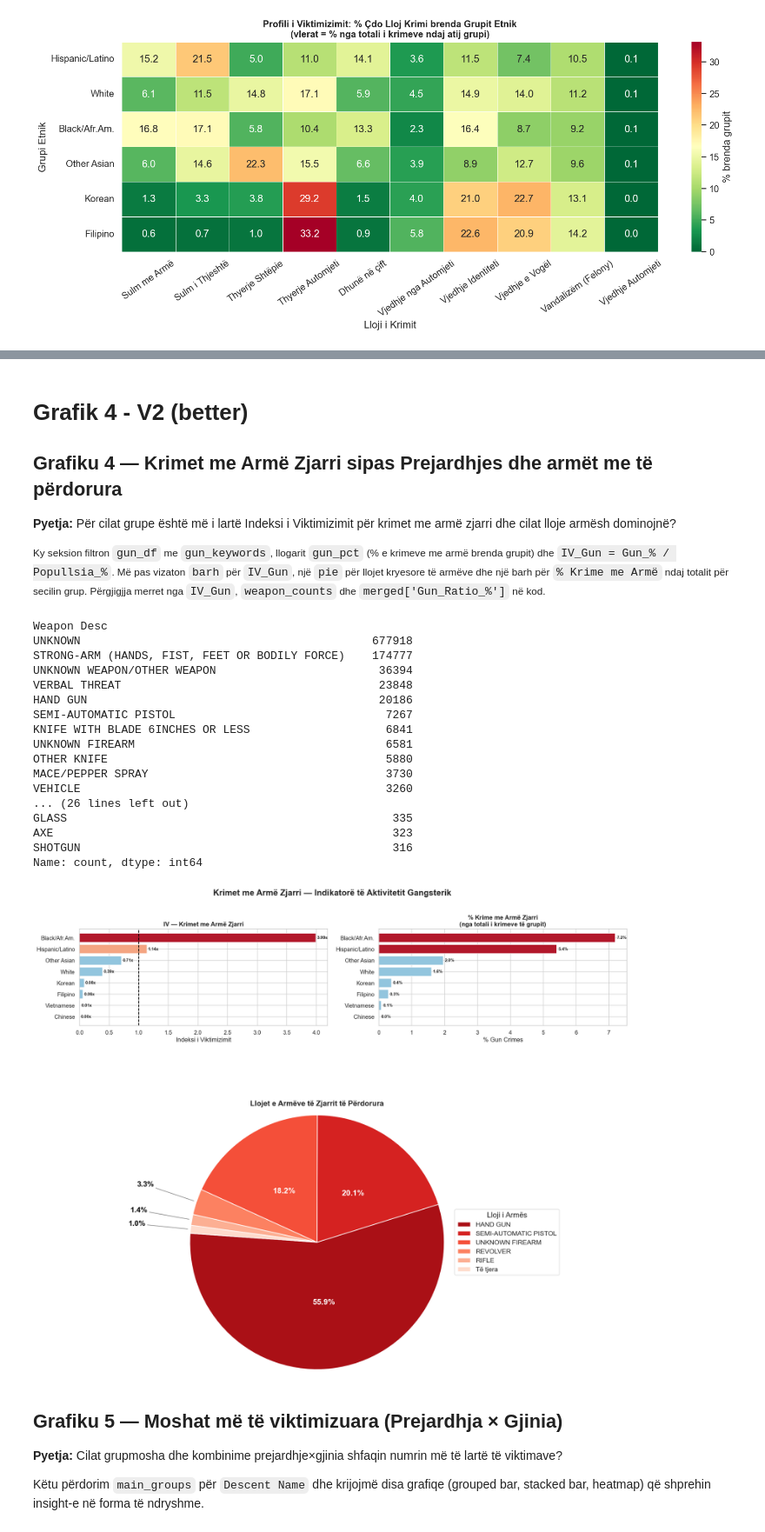
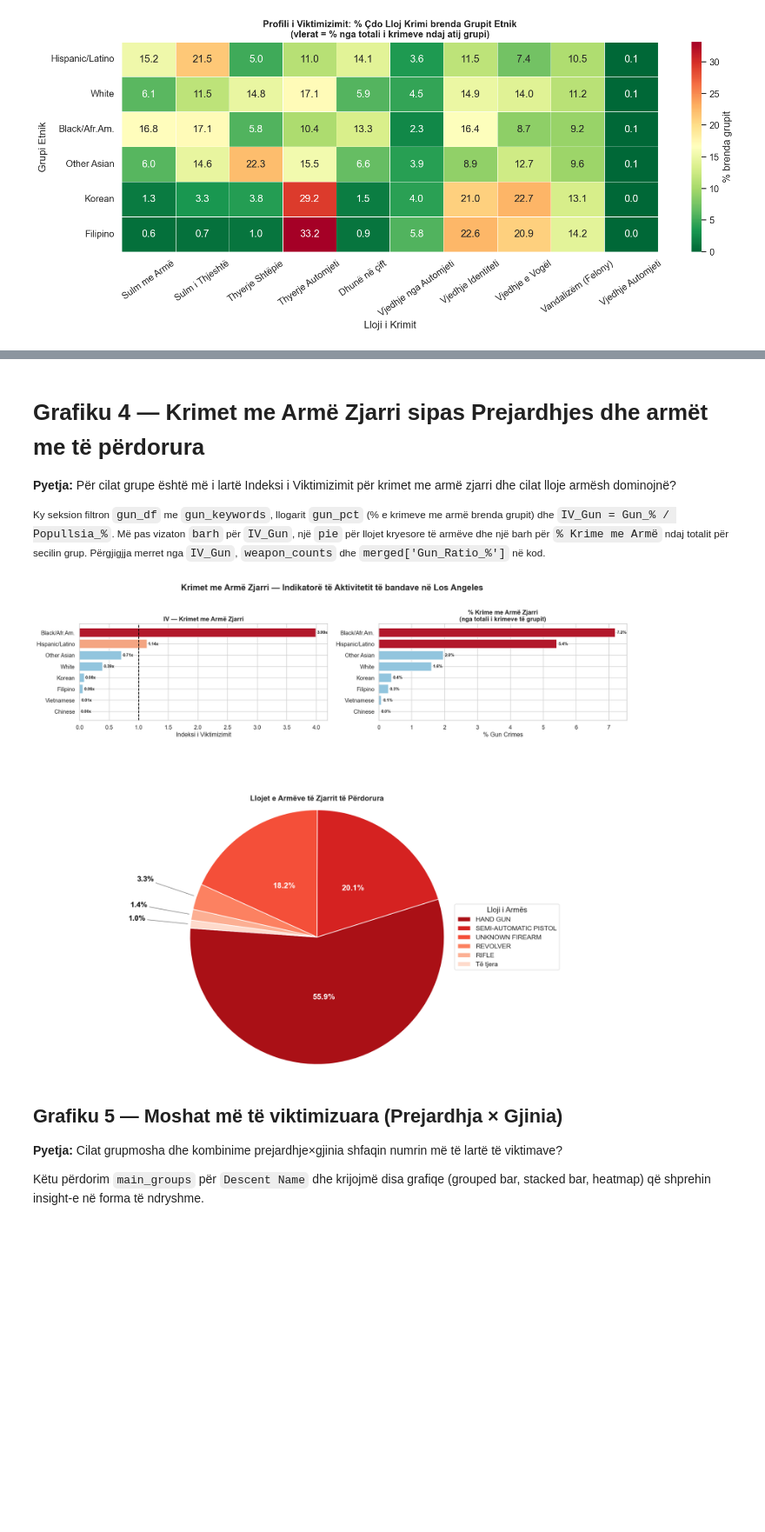
Before and after one commit to kle-di/LAPD-Crime-Analysis, a Jupyter notebook: Crime_analysis.ipynb, the cells around one changed output, grey strips where cells are left out. Shown at 87% size. Cells and saved outputs as stored; diff of their text form; code cells hidden in the pictures; blank space fills up the shorter version.

```diff
--- a/Crime_analysis.ipynb
+++ b/Crime_analysis.ipynb
@@ -539,14 +489,11 @@ plt.show()
 # %% [markdown]
-# Grafik 4 - V2 (better)
-
-## Grafiku 4 — Krimet me Armë Zjarri sipas Prejardhjes dhe armët me të përdorura
+# Grafiku 4 — Krimet me Armë Zjarri sipas Prejardhjes dhe armët me të përdorura
 
 **Pyetja:** Për cilat grupe është më i lartë Indeksi i Viktimizimit për krimet me armë zjarri dhe cilat lloje armësh dominojnë?
 
 <small>Ky seksion filtron `gun_df` me `gun_keywords`, llogarit `gun_pct` (% e krimeve me armë brenda grupit) dhe `IV_Gun = Gun_% / Popullsia_%`. Më pas vizaton `barh` për `IV_Gun`, një `pie` për llojet kryesore të armëve dhe një barh për `% Krime me Armë` ndaj totalit për secilin grup. Përgjigjja merret nga `IV_Gun`, `weapon_counts` dhe `merged['Gun_Ratio_%']` në kod.</small>
 # %%
 # Krimet me armë zjarri
-print(df['Weapon Desc'].value_counts().head(40))
 gun_keywords = ['HAND GUN', 'SEMI-AUTOMATIC PISTOL', 'UNKNOWN FIREARM', 'REVOLVER',
                 'SEMI-AUTOMATIC RIFLE', 'RIFLE', 'SHOTGUN', 'ASSAULT WEAPON']
 gun_df = df[df['Weapon Desc'].isin(gun_keywords)].copy()
@@ -634,52 +581,35 @@ for i, (wedge, val) in enumerate(zip(wedges, pie_vals)):
             arrowprops=dict(arrowstyle='-', color='gray', lw=1.2),
             annotation_clip=False  # ← kjo lejon tekstin jashtë axes
         )
     else:
         r_text = 0.62
         x_text = r_text * np.cos(angle_rad)
         y_text = r_text * np.sin(angle_rad)
         ax3_pie.text(
             x_text, y_text, f'{pct:.1f}%',
             ha='center', va='center',
             fontsize=17, fontweight='bold', color='white'
         )
 
 ax3_pie.legend(
     wedges,
     pie_labels,
     title='Lloji i Armës',
     loc='center left',
     bbox_to_anchor=(1.05, 0, 0.5, 1),
     fontsize=14,
     title_fontsize=16
 )
 
 ax3_pie.set_title('Llojet e Armëve të Zjarrit të Përdorura', fontweight='bold', fontsize=16, pad=30)
 
-plt.suptitle('Krimet me Armë Zjarri — Indikatorë të Aktivitetit Gangsterik',
+plt.suptitle('Krimet me Armë Zjarri — Indikatorë të Aktivitetit të bandave në Los Angeles',
              fontsize=18, fontweight='bold', y=1.01)
 
 plt.tight_layout(rect=[0, 0.45, 1, 1])
 plt.show()
 # %% [output]
-Weapon Desc
-UNKNOWN                                           677918
-STRONG-ARM (HANDS, FIST, FEET OR BODILY FORCE)    174777
-UNKNOWN WEAPON/OTHER WEAPON                        36394
-VERBAL THREAT                                      23848
-HAND GUN                                           20186
-SEMI-AUTOMATIC PISTOL                               7267
-KNIFE WITH BLADE 6INCHES OR LESS                    6841
-UNKNOWN FIREARM                                     6581
-OTHER KNIFE                                         5880
-MACE/PEPPER SPRAY                                   3730
-VEHICLE                                             3260
-... (26 lines left out)
-GLASS                                                335
-AXE                                                  323
-SHOTGUN                                              316
-Name: count, dtype: int64
-[figure, old version]
+[figure, new version]
 # %% [markdown]
 ## Grafiku 5 — Moshat më të viktimizuara (Prejardhja × Gjinia)
 
```
Also changed, not shown: parts of 13 cells of this notebook.
